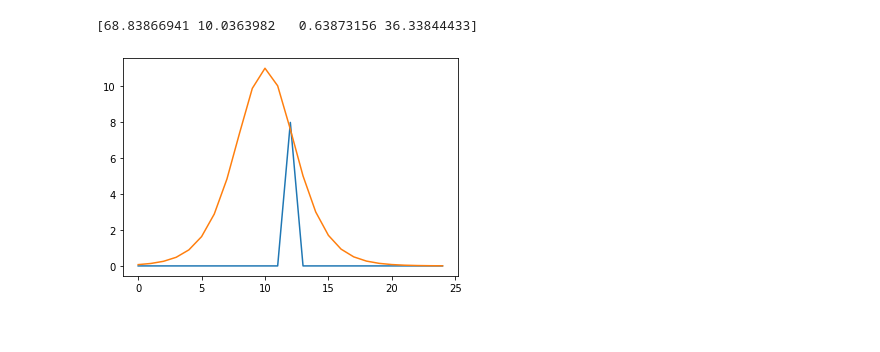
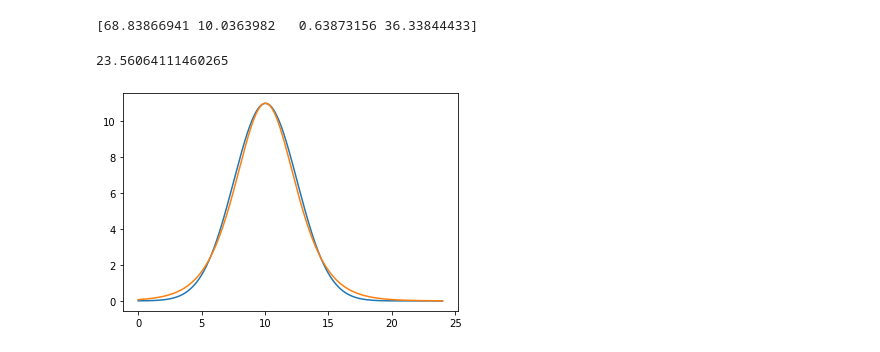
Before and after one commit to Nugni/Bachelor_rep_angiograms, a Jupyter notebook: src/testSpreadFunc.ipynb, the cells around one changed output. Cells and saved outputs as stored; diff of their text form; code cells hidden in the pictures.

```diff
--- a/src/testSpreadFunc.ipynb
+++ b/src/testSpreadFunc.ipynb
@@ -109,16 +111,19 @@ def logiDerived(x, A, k, x0):
 # %%
 #plot derived of log reg:
 from scipy.stats import norm
 
 #print(logifunc(x, *popt))
 #print(logiDerived(x, A, k, x0).shape)
 
 #plt.plot(x, logifunc(x, *popt), 'r-',label='Fitted function')
+x = np.linspace(0.0, 24, num=1000)
 mu = x0
 std = np.power(np.pi, 2)/(3*np.power(k, 2))
-p = norm.pdf(x, 12, 0.05)
+print(np.sqrt(std)*np.sqrt(A))
+p = A*norm.pdf(x, mu, 2.5)
 plt.plot(x, p)
 plt.plot(x, logiDerived(x, A, k, x0))
 plt.show()
 # %% [output]
+23.56064111460265
-[figure, old version]
+[figure, new version]
```
Also changed, not shown: parts of 6 cells of this notebook, 1 other file.
